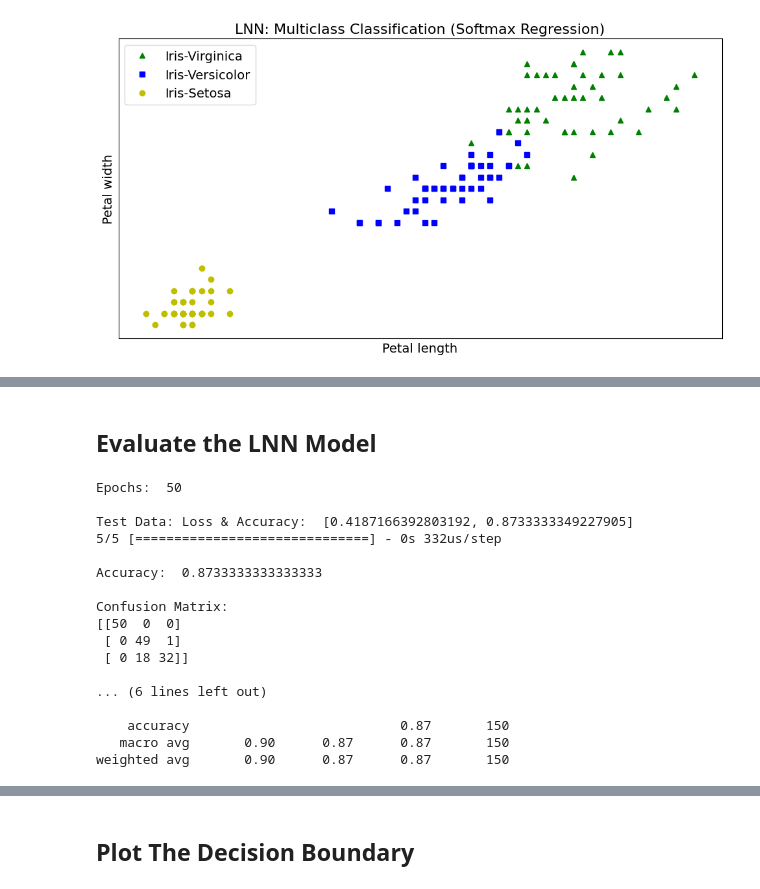
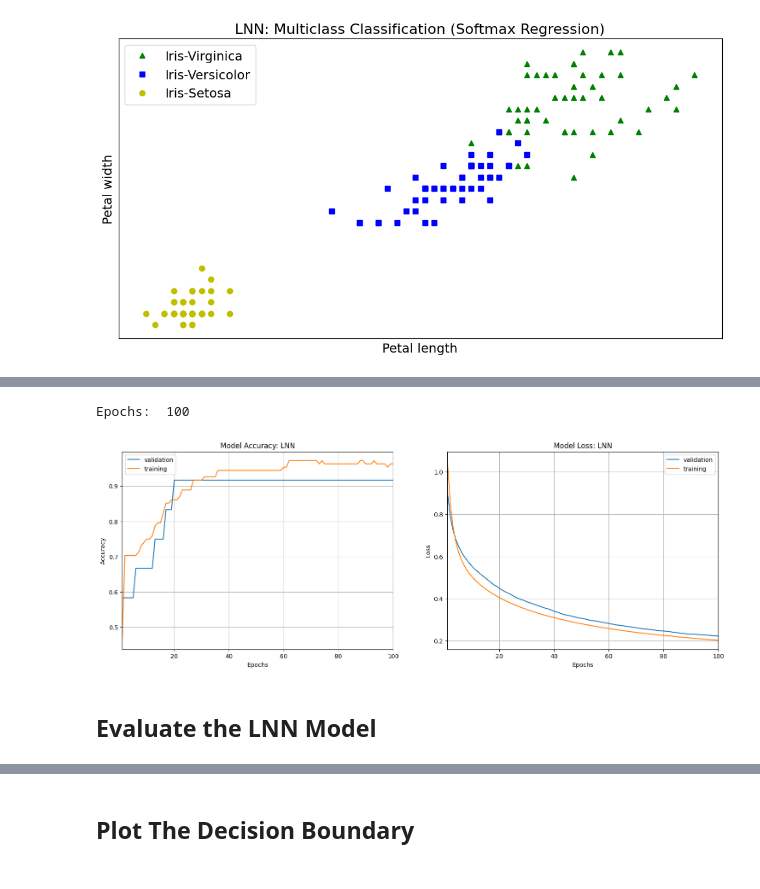
Before and after one commit to rhasanbd/Linear-Neural-Networks, a Jupyter notebook: Linear Neural Network-3-Multiclass Classification.ipynb, the cells around one changed output, grey strips where cells are left out. Saved outputs shown, nothing was run; the diff lists cells and outputs as text; code cells hidden in the pictures.

```diff
--- a/Linear Neural Network-3-Multiclass Classification.ipynb
+++ b/Linear Neural Network-3-Multiclass Classification.ipynb
@@ -210,37 +290,35 @@ Epoch 50/50
+# %%
+def plot_learning_curves(history, numOfEpochs, title):
+    plt.figure(figsize=(18,6))
+
+    plt.subplot(121)
+    plt.plot(range(1,numOfEpochs+1),history.history['val_accuracy'],label='validation')
+    plt.plot(range(1,numOfEpochs+1),history.history['accuracy'],label='training')
+    plt.legend(loc=0)
+    plt.xlabel('Epochs')
+    plt.ylabel('Accuracy')
+    plt.xlim([1,numOfEpochs])
+    plt.grid(True)
+    plt.title("Model Accuracy: "+title)
+
+    plt.subplot(122)
+    plt.plot(range(1,numOfEpochs+1),history.history['val_loss'],label='validation')
+    plt.plot(range(1,numOfEpochs+1),history.history['loss'],label='training')
+    plt.legend(loc=0)
+    plt.xlabel('Epochs')
+    plt.ylabel('Loss')
+    plt.xlim([1,numOfEpochs])
+    plt.grid(True)
+    plt.title("Model Loss: "+title)
+
+    plt.show()
+# %%
+numOfEpochs = len(history.history['loss'])
+print("Epochs: ", numOfEpochs)
+
+plot_learning_curves(history, numOfEpochs, "LNN")
+# %% [output]
+Epochs:  100
+[figure, added]
 # %% [markdown]
 ## Evaluate the LNN Model
-# %%
-numOfEpochs = len(history.history['loss'])
-print("Epochs: ", numOfEpochs)
-
-print("\nTest Data: Loss & Accuracy: ", model.evaluate(X, y, verbose=0))
-
-y_predicted = model.predict(X)
-y_predicted = np.argmax(y_predicted, axis=-1) # get the label/index of the highest probability class
-
-accuracy = np.mean(y_predicted == y)
-print("\nAccuracy: ", accuracy)
-
-print("\nConfusion Matrix:")
-print(confusion_matrix(y, y_predicted))
-
-print("\nClassification Report:")
-print(classification_report(y, y_predicted))
-# %% [output]
-Epochs:  50
-
-Test Data: Loss & Accuracy:  [0.4187166392803192, 0.8733333349227905]
-5/5 [==============================] - 0s 332us/step
-
-Accuracy:  0.8733333333333333
-
-Confusion Matrix:
-[[50  0  0]
- [ 0 49  1]
- [ 0 18 32]]
-
-... (6 lines left out)
-
-    accuracy                           0.87       150
-   macro avg       0.90      0.87      0.87       150
-weighted avg       0.90      0.87      0.87       150
```
Also changed, not shown: parts of 15 cells of this notebook, 3 other files.
